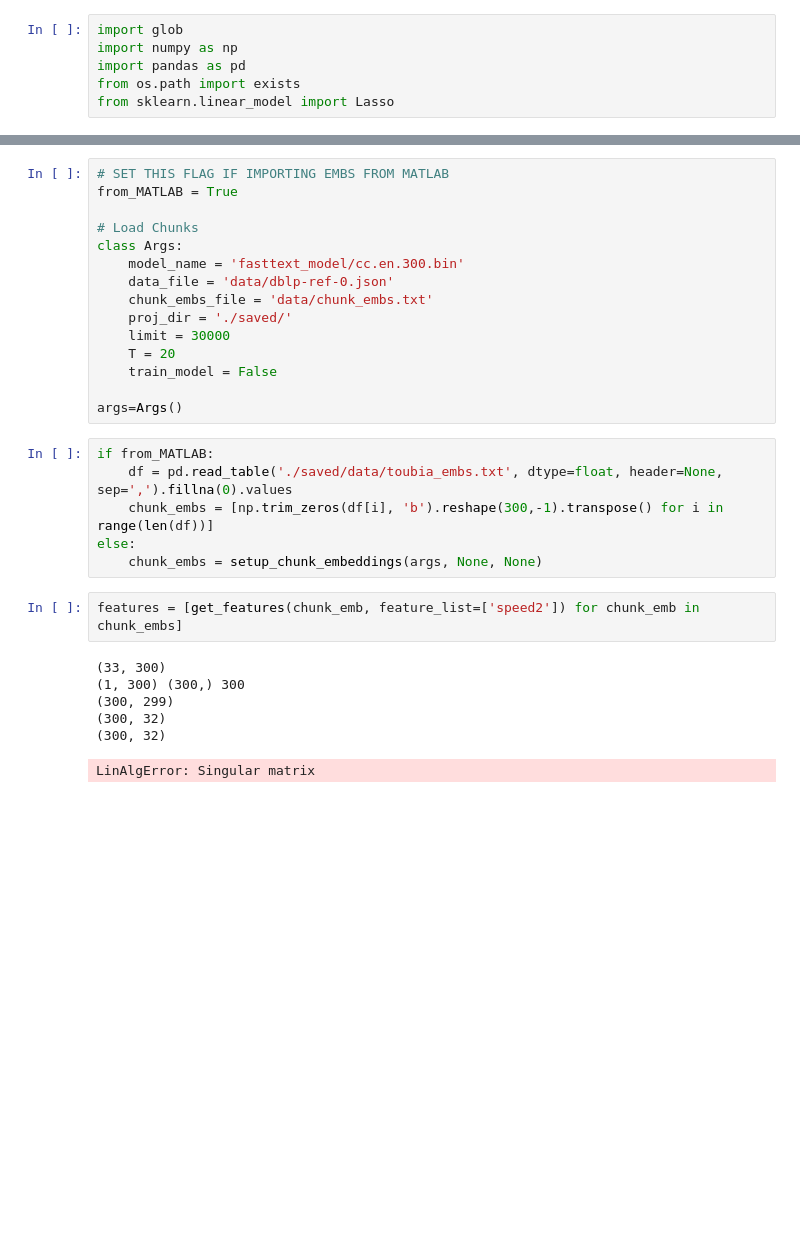
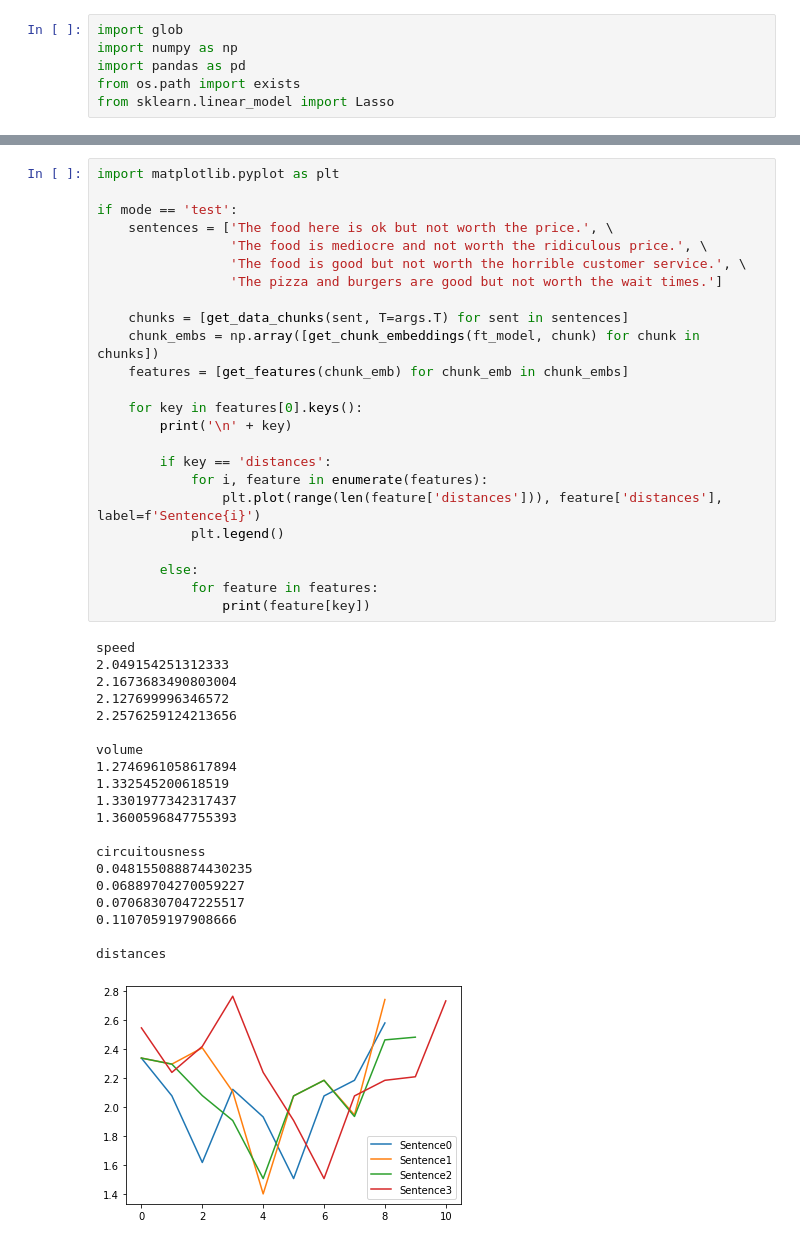
Before and after one commit to smoorjani/word_embedding_measures, a Jupyter notebook: word_embedding_notebook.ipynb, the cells around one changed output, grey strips where cells are left out. Drawn from its saved outputs; the diff is of its cells as text; blank space fills up the shorter version.

Commit message:
Updated notebook for single sentences and fixed issues with regression.

```diff
--- a/word_embedding_notebook.ipynb
+++ b/word_embedding_notebook.ipynb
@@ -43,30 +71,45 @@ KeyboardInterrupt:
 # %%
-# SET THIS FLAG IF IMPORTING EMBS FROM MATLAB
-from_MATLAB = True
+import matplotlib.pyplot as plt
 
-# Load Chunks
-class Args:
-    model_name = 'fasttext_model/cc.en.300.bin'
-    data_file = 'data/dblp-ref-0.json'
-    chunk_embs_file = 'data/chunk_embs.txt'
-    proj_dir = './saved/'
-    limit = 30000
-    T = 20
-    train_model = False
+if mode == 'test':
+    sentences = ['The food here is ok but not worth the price.', \
+                 'The food is mediocre and not worth the ridiculous price.', \
+                 'The food is good but not worth the horrible customer service.', \
+                 'The pizza and burgers are good but not worth the wait times.']
 
-args=Args()
+    chunks = [get_data_chunks(sent, T=args.T) for sent in sentences]
+    chunk_embs = np.array([get_chunk_embeddings(ft_model, chunk) for chunk in chunks])
+    features = [get_features(chunk_emb) for chunk_emb in chunk_embs]
+
+    for key in features[0].keys():
+        print('\n' + key)
+
+        if key == 'distances':
+            for i, feature in enumerate(features):
+                plt.plot(range(len(feature['distances'])), feature['distances'], label=f'Sentence{i}')
+            plt.legend()
+
+        else:
+            for feature in features:
+                print(feature[key])
+# %% [output]
+speed
+2.049154251312333
+2.1673683490803004
+2.127699996346572
+2.2576259124213656
+
+volume
+1.2746961058617894
+1.332545200618519
+1.3301977342317437
+1.3600596847755393
+
+circuitousness
+0.048155088874430235
+0.06889704270059227
+0.07068307047225517
+0.1107059197908666
+
+distances
+[figure, added]
-# %%
-if from_MATLAB:
-    df = pd.read_table('./saved/data/toubia_embs.txt', dtype=float, header=None, sep=',').fillna(0).values
-    chunk_embs = [np.trim_zeros(df[i], 'b').reshape(300,-1).transpose() for i in range(len(df))]
-else:
-    chunk_embs = setup_chunk_embeddings(args, None, None)
-# %%
-features = [get_features(chunk_emb, feature_list=['speed2']) for chunk_emb in chunk_embs]
-# %% [output]
-(33, 300)
-(1, 300) (300,) 300
-(300, 299)
-(300, 32)
-(300, 32)
-LinAlgError: Singular matrix
```
Also changed, not shown: parts of 3 cells of this notebook, 1 other file.
